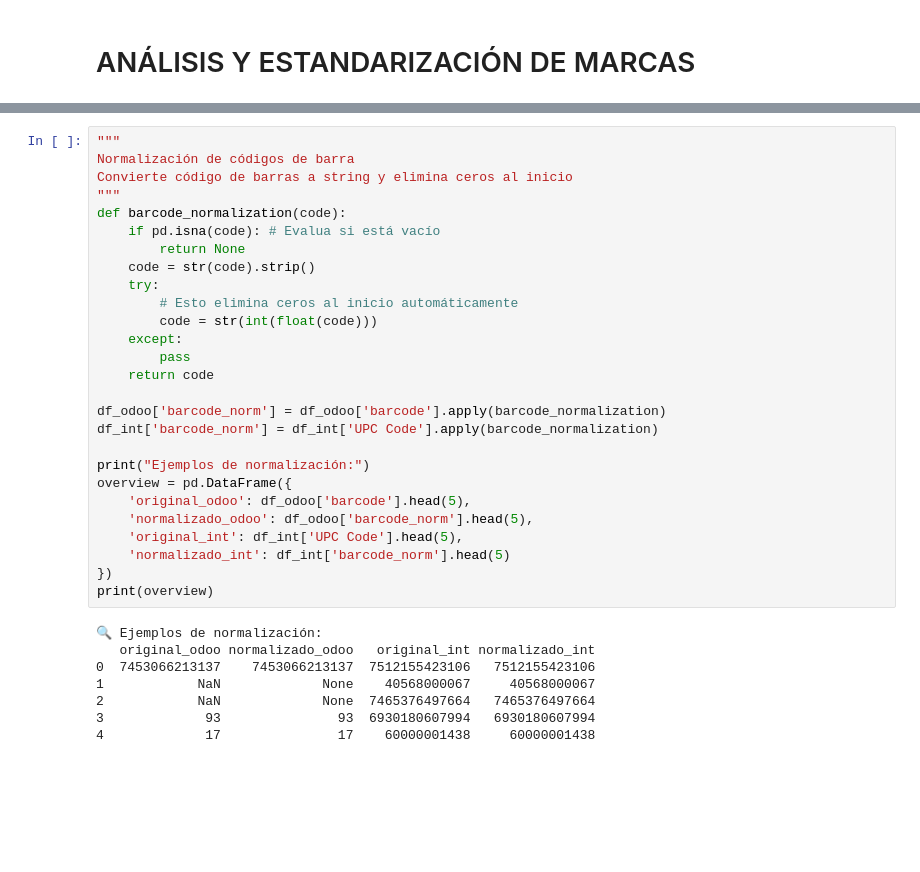
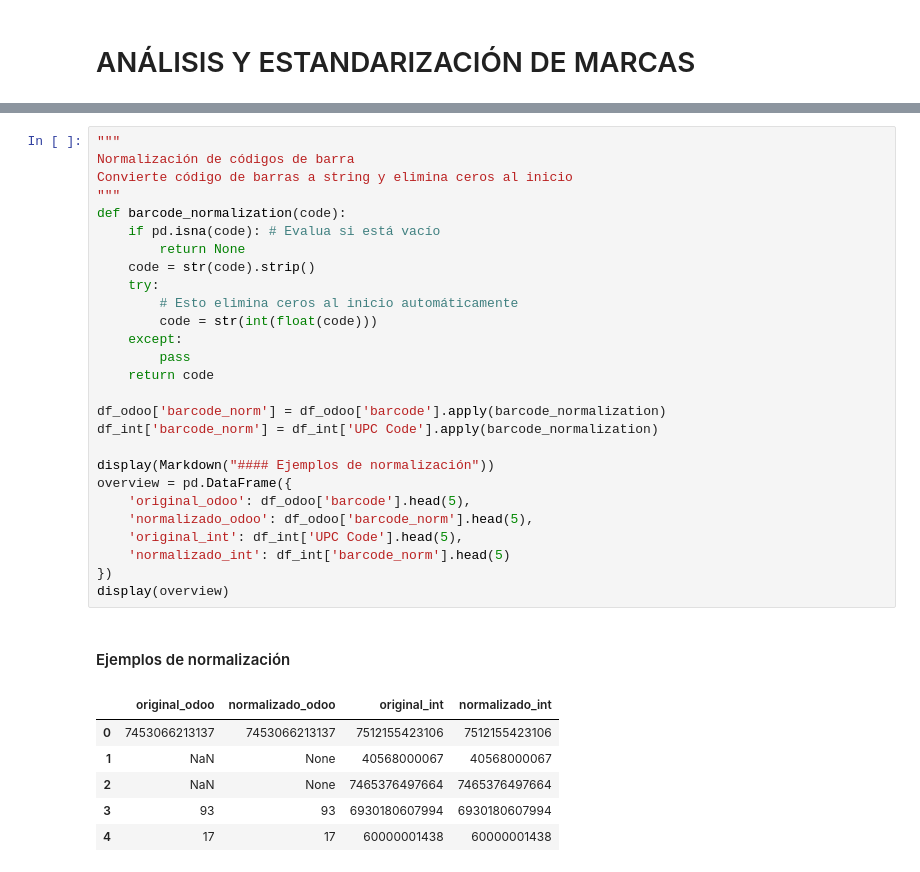
Before and after one commit to JahirCDev/ProjectStandardization, a Jupyter notebook: notebooks/OdooBrands.ipynb, the cells around one changed output, grey strips where cells are left out. Cells and saved outputs as stored; diff of their text form; blank space fills up the shorter version.

```diff
--- a/notebooks/OdooBrands.ipynb
+++ b/notebooks/OdooBrands.ipynb
@@ -81,36 +93,36 @@ ESTADÍSTICAS DE MARCAS:
 # %%
 """
 Normalización de códigos de barra
 Convierte código de barras a string y elimina ceros al inicio
 """
 def barcode_normalization(code):
     if pd.isna(code): # Evalua si está vacío
         return None
     code = str(code).strip()
     try:
         # Esto elimina ceros al inicio automáticamente
         code = str(int(float(code)))
     except:
         pass
     return code
 
 df_odoo['barcode_norm'] = df_odoo['barcode'].apply(barcode_normalization)
 df_int['barcode_norm'] = df_int['UPC Code'].apply(barcode_normalization)
 
-print("Ejemplos de normalización:")
+display(Markdown("#### Ejemplos de normalización"))
 overview = pd.DataFrame({
     'original_odoo': df_odoo['barcode'].head(5),
     'normalizado_odoo': df_odoo['barcode_norm'].head(5),
     'original_int': df_int['UPC Code'].head(5),
     'normalizado_int': df_int['barcode_norm'].head(5)
 })
-print(overview)
+display(overview)
 # %% [output]
-🔍 Ejemplos de normalización:
-   original_odoo normalizado_odoo   original_int normalizado_int
-0  7453066213137    7453066213137  7512155423106   7512155423106
-1            NaN             None    40568000067     40568000067
-2            NaN             None  7465376497664   7465376497664
-3             93               93  6930180607994   6930180607994
-4             17               17    60000001438     60000001438
+#### Ejemplos de normalización
+|  | original_odoo | normalizado_odoo | original_int | normalizado_int |
+| 0 | 7453066213137 | 7453066213137 | 7512155423106 | 7512155423106 |
+| 1 | NaN | None | 40568000067 | 40568000067 |
+| 2 | NaN | None | 7465376497664 | 7465376497664 |
+| 3 | 93 | 93 | 6930180607994 | 6930180607994 |
+| 4 | 17 | 17 | 60000001438 | 60000001438 |
 # %%
```
Also changed, not shown: parts of 22 cells of this notebook.
